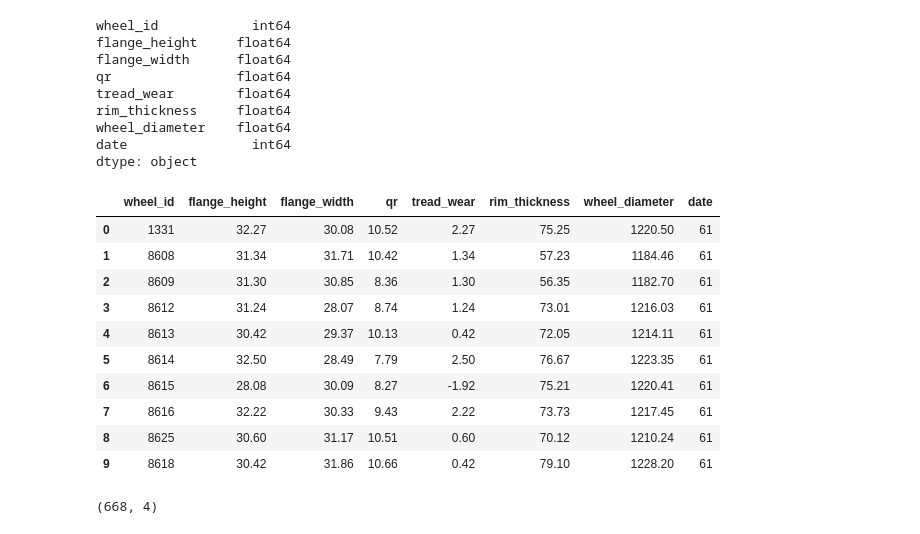
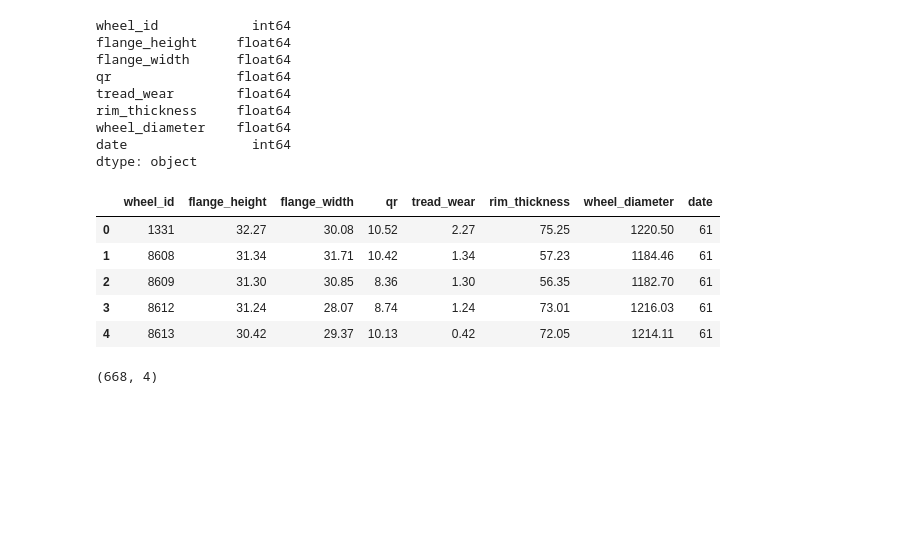
Before and after one commit to Metafiz/ml-base-2020, a Jupyter notebook: Python/train-wheels-repair-prediction.ipynb, the cells around one changed output. Saved outputs shown, nothing was run; the diff lists cells and outputs as text; code cells hidden in the pictures; blank space fills up the shorter version.

```diff
--- a/Python/train-wheels-repair-prediction.ipynb
+++ b/Python/train-wheels-repair-prediction.ipynb
@@ -24,19 +27,14 @@ wheel_diameter    float64
 date                int64
 dtype: object
 # %%
-df.head(10)
+df.head(5)
 # %% [output]
 |  | wheel_id | flange_height | flange_width | qr | tread_wear | rim_thickness | wheel_diameter | date |
 | 0 | 1331 | 32.27 | 30.08 | 10.52 | 2.27 | 75.25 | 1220.50 | 61 |
 | 1 | 8608 | 31.34 | 31.71 | 10.42 | 1.34 | 57.23 | 1184.46 | 61 |
 | 2 | 8609 | 31.30 | 30.85 | 8.36 | 1.30 | 56.35 | 1182.70 | 61 |
 | 3 | 8612 | 31.24 | 28.07 | 8.74 | 1.24 | 73.01 | 1216.03 | 61 |
 | 4 | 8613 | 30.42 | 29.37 | 10.13 | 0.42 | 72.05 | 1214.11 | 61 |
-| 5 | 8614 | 32.50 | 28.49 | 7.79 | 2.50 | 76.67 | 1223.35 | 61 |
-| 6 | 8615 | 28.08 | 30.09 | 8.27 | -1.92 | 75.21 | 1220.41 | 61 |
-| 7 | 8616 | 32.22 | 30.33 | 9.43 | 2.22 | 73.73 | 1217.45 | 61 |
-| 8 | 8625 | 30.60 | 31.17 | 10.51 | 0.60 | 70.12 | 1210.24 | 61 |
-| 9 | 8618 | 30.42 | 31.86 | 10.66 | 0.42 | 79.10 | 1228.20 | 61 |
 # %%
 df_test.shape
 # %% [output]
```
Also changed, not shown: parts of 34 cells of this notebook, 1 other file.
